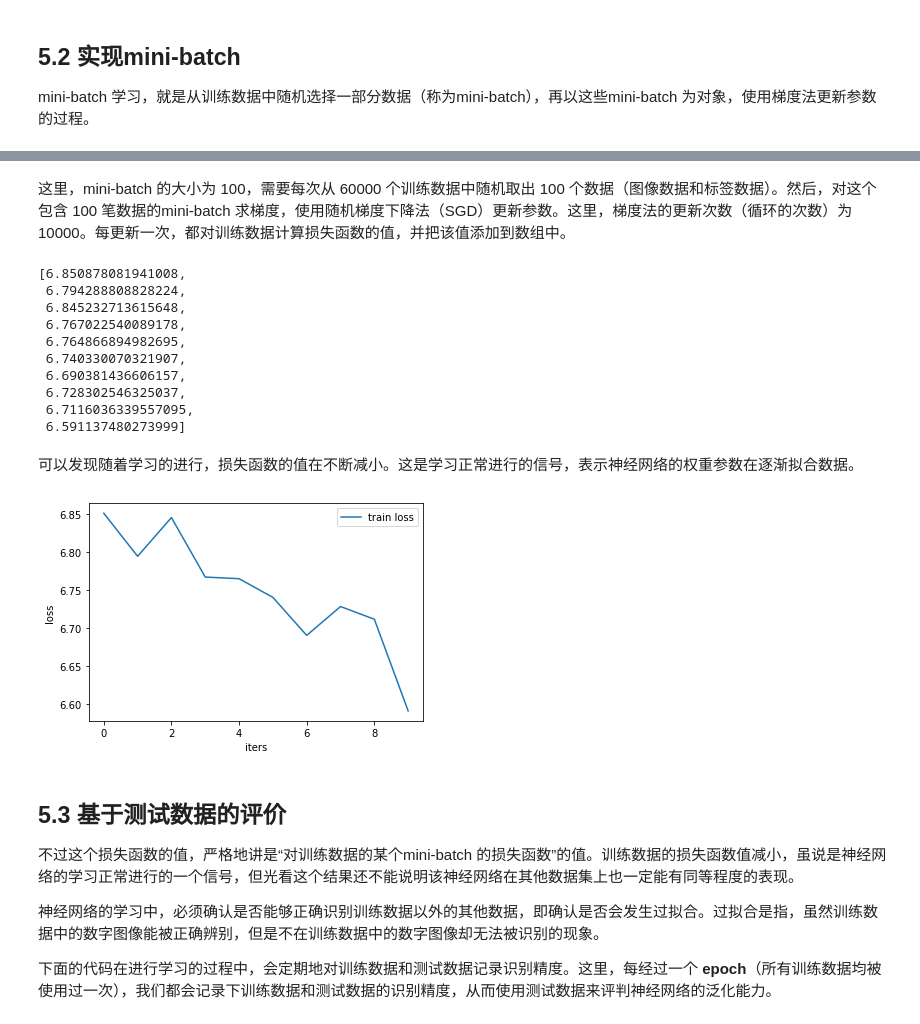
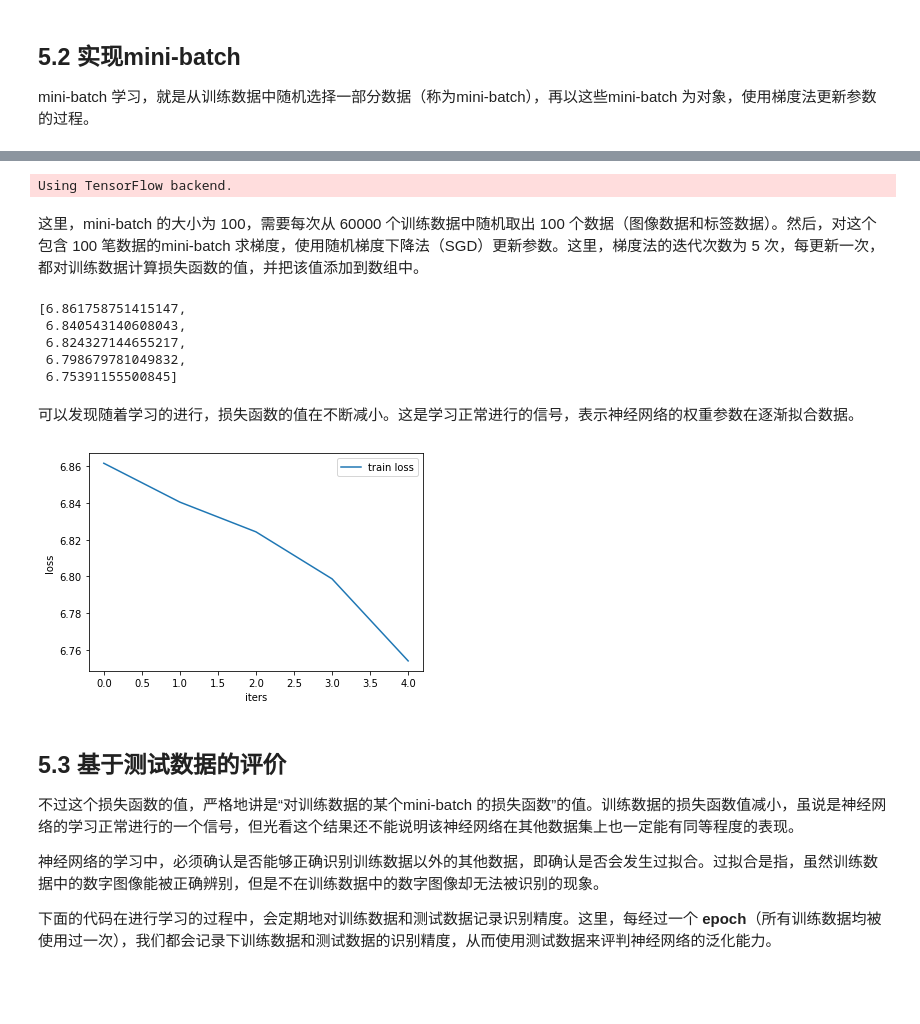
Before and after one commit to devonchenc/python-deep-learning, a Jupyter notebook: 10.Loss_funtion_and_back_propagation.ipynb, the cells around one changed output, grey strips where cells are left out. Saved outputs shown, nothing was run; the diff lists cells and outputs as text; code cells hidden in the pictures; blank space fills up the shorter version.

```diff
--- a/10.Loss_funtion_and_back_propagation.ipynb
+++ b/10.Loss_funtion_and_back_propagation.ipynb
@@ -423,7 +423,6 @@ class TwoLayerNet:
     def accuracy(self, x, t):
         y = self.predict(x)
         y = np.argmax(y, axis=1)
-        t = np.argmax(t, axis=1)
 
         accuracy = np.sum(y == t) / float(x.shape[0])
         return accuracy
@@ -450,7 +449,6 @@ class TwoLayerNet:
 
     # x:输入数据, t:监督数据
     def calc_grads(self, x, t):
-        loss_W = lambda W: self.loss(x, t)
         grads = {}
         grads['W1'] = self.numerical_gradient(self.params['W1'], x, t)
         grads['b1'] = self.numerical_gradient(self.params['b1'], x, t)
@@ -529,10 +537,12 @@ x_test = x_test.reshape(x_test.shape[0], -1)
 
 train_loss_list = []
 # 超参数
-iters_num = 10
+iters_num = 5
 train_size = x_train.shape[0]
 batch_size = 100
 learning_rate = 0.1
 
 network = TwoLayerNet(input_size=784, hidden_size=50, output_size=10)
+# %% [output]
+Using TensorFlow backend.
 # %%
@@ -565,33 +563,27 @@ for i in range(iters_num):
     loss = network.loss(x_batch, t_batch)
     train_loss_list.append(loss)
 # %% [markdown]
-这里，mini-batch 的大小为 100，需要每次从 60000 个训练数据中随机取出 100 个数据（图像数据和标签数据）。然后，对这个包含 100 笔数据的mini-batch 求梯度，使用随机梯度下降法（SGD）更新参数。这里，梯度法的更新次数（循环的次数）为 10000。每更新一次，都对训练数据计算损失函数的值，并把该值添加到数组中。
+这里，mini-batch 的大小为 100，需要每次从 60000 个训练数据中随机取出 100 个数据（图像数据和标签数据）。然后，对这个包含 100 笔数据的mini-batch 求梯度，使用随机梯度下降法（SGD）更新参数。这里，梯度法的迭代次数为 5 次，每更新一次，都对训练数据计算损失函数的值，并把该值添加到数组中。
 # %%
 train_loss_list
 # %% [output]
-[6.850878081941008,
- 6.794288808828224,
- 6.845232713615648,
- 6.767022540089178,
- 6.764866894982695,
- 6.740330070321907,
- 6.690381436606157,
- 6.728302546325037,
- 6.7116036339557095,
- 6.591137480273999]
+[6.861758751415147,
+ 6.840543140608043,
+ 6.824327144655217,
+ 6.798679781049832,
+ 6.75391155500845]
 # %% [markdown]
 可以发现随着学习的进行，损失函数的值在不断减小。这是学习正常进行的信号，表示神经网络的权重参数在逐渐拟合数据。
 # %%
 # 绘制图形
-markers = {'train': 'o', 'test': 's'}
 x = np.arange(len(train_loss_list))
 plt.plot(x, train_loss_list, label='train loss')
 plt.xlabel("iters")
 plt.ylabel("loss")
 plt.legend(loc='upper right')
 plt.show()
 # %% [output]
-[figure, old version]
+[figure, new version]
 # %% [markdown]
 ## 5.3 基于测试数据的评价
 
```
Also changed, not shown: parts of 7 cells of this notebook, 5 other files.
